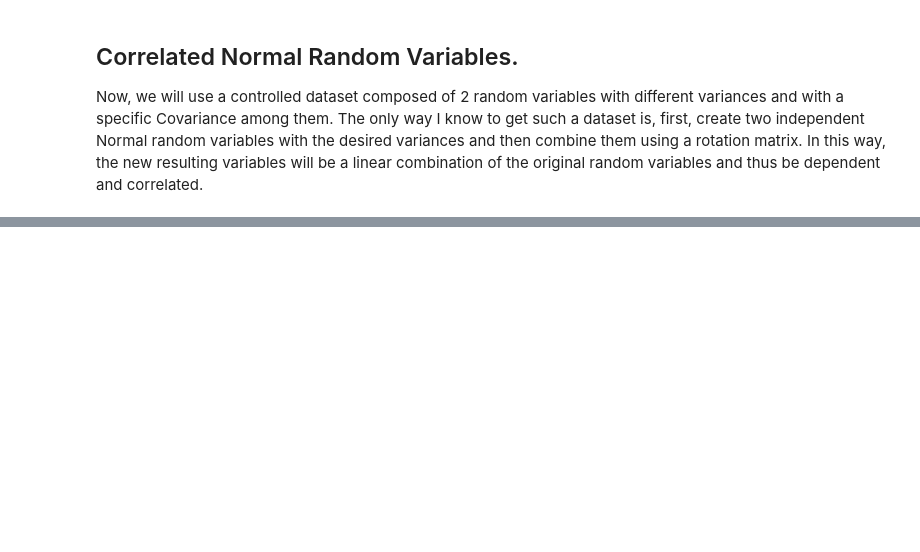
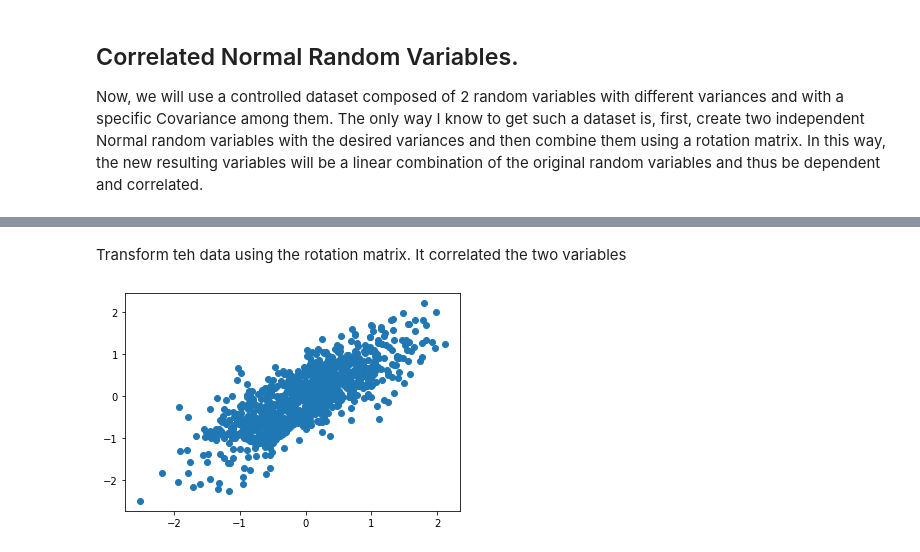
Before and after one commit to martin-fabbri/colab-notebooks, a Jupyter notebook: deeplearning.ai/nlp/principal_component_analysis_01.ipynb, the cells around one changed output, grey strips where cells are left out. Saved outputs shown, nothing was run; the diff lists cells and outputs as text; code cells hidden in the pictures; blank space fills up the shorter version.

```diff
--- a/deeplearning.ai/nlp/principal_component_analysis_01.ipynb
+++ b/deeplearning.ai/nlp/principal_component_analysis_01.ipynb
@@ -116,0 +98,15 @@ Name: PC2, Length: 1000, dtype: float64
+# %%
+std1 = 1
+std2 = 0.333
+
+x = np.random.normal(0, std1, 1000)
+y = np.random.normal(0, std2, 1000)
+
+# PCA works better if the data is centered
+x = x - np.mean(x)
+y = y - np.mean(y)
+
+# define a pair of dependent variables with a desired amount of covariance
+n = 1
+angle = np.arctan(1 / n)
+f'angle: {angle * 180 / math.pi}'
@@ -116,0 +115,5 @@ Name: PC2, Length: 1000, dtype: float64
+# %%
+# create a rotation matrix using the given angle
+rotation_matrix = np.array([[np.cos(angle), np.sin(angle)],
+                 [-np.sin(angle), np.cos(angle)]])
+f'Rotation matrix: {rotation_matrix}'
@@ -116,0 +122,3 @@ Name: PC2, Length: 1000, dtype: float64
+# %%
+xy = np.concatenate(([x], [y]), axis=0).T
+xy
@@ -116,0 +133,8 @@ Name: PC2, Length: 1000, dtype: float64
+# %% [markdown]
+Transform teh data using the rotation matrix. It correlated the two variables
+# %%
+data = np.dot(xy, rotation_matrix)
+# %%
+plt.scatter(data[:, 0], data[:, 1]);
+# %% [output]
+[figure, added]
```
Also changed, not shown: parts of 11 cells of this notebook.
